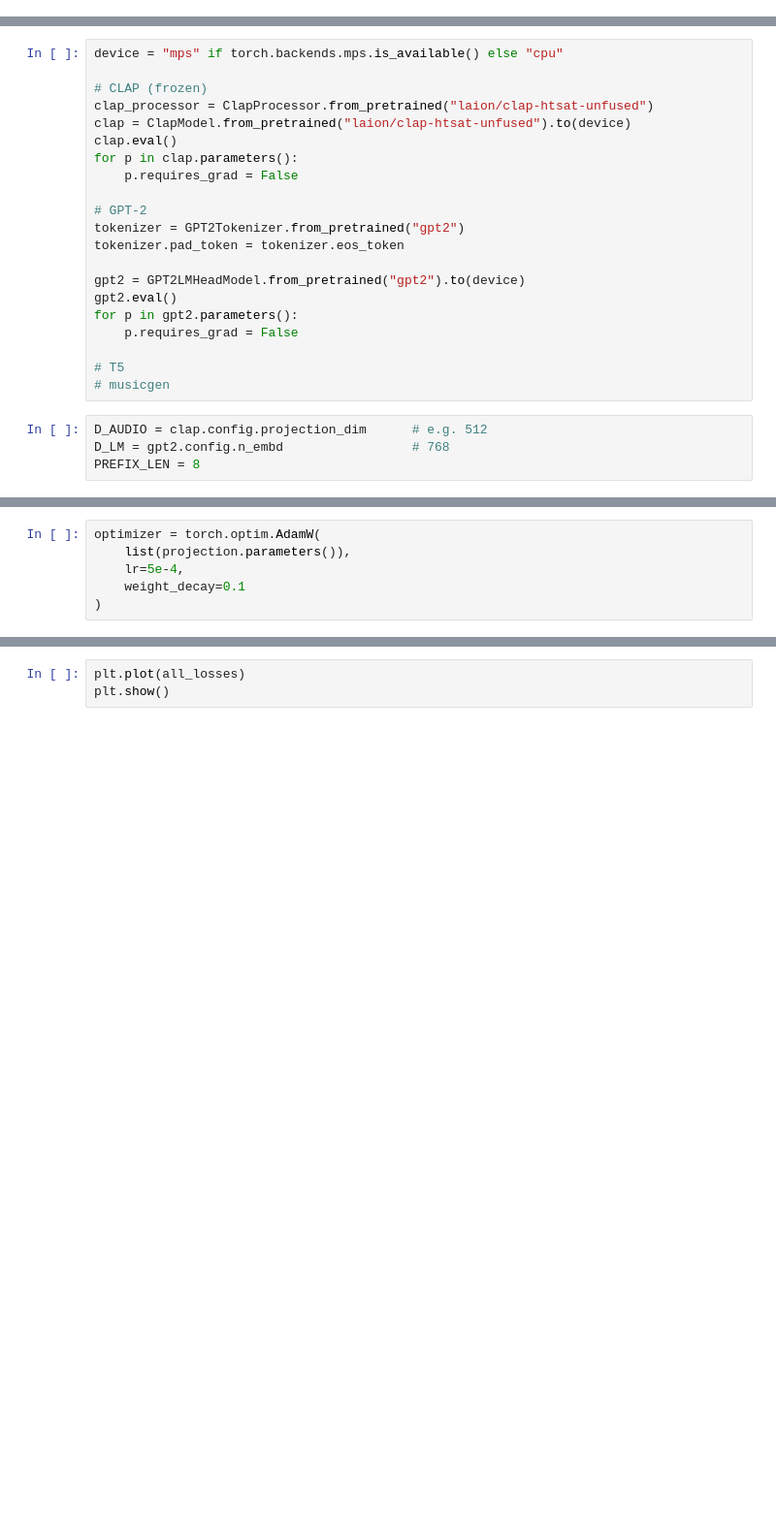
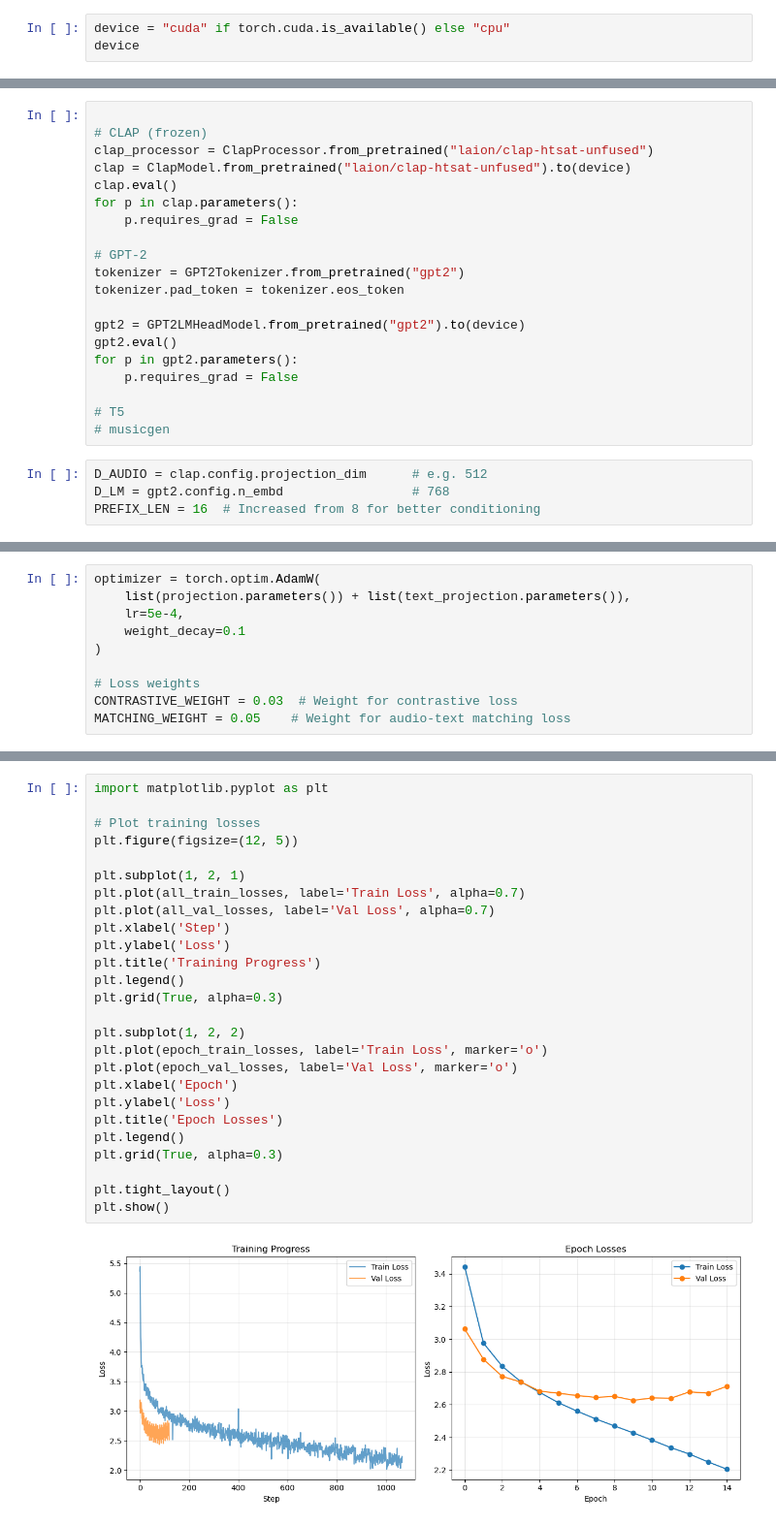
Before and after one commit to raccoon-42/audio-caption, a Jupyter notebook: 04_train/test.ipynb, the cells around one changed output, grey strips where cells are left out. Shown at 97% size. Saved outputs shown, nothing was run; the diff lists cells and outputs as text; blank space fills up the shorter version.

```diff
--- a/04_train/test.ipynb
+++ b/04_train/test.ipynb
@@ -33,0 +35,3 @@ Train: 4301, Val: 478, Test: 531
+# %%
+device = "cuda" if torch.cuda.is_available() else "cpu"
+device
@@ -34,5 +40,4 @@ Train: 4301, Val: 478, Test: 531
 # %%
-device = "mps" if torch.backends.mps.is_available() else "cpu"
 
 # CLAP (frozen)
 clap_processor = ClapProcessor.from_pretrained("laion/clap-htsat-unfused")
@@ -55,7 +60,7 @@ for p in gpt2.parameters():
 # %%
 D_AUDIO = clap.config.projection_dim      # e.g. 512
 D_LM = gpt2.config.n_embd                 # 768
-PREFIX_LEN = 8
+PREFIX_LEN = 16  # Increased from 8 for better conditioning
 # %%
 projection = nn.Sequential(
     nn.Linear(D_AUDIO, D_LM * 2),      # 512 → 1536
@@ -79,9 +92,13 @@ Sequential(
 )
 # %%
 optimizer = torch.optim.AdamW(
-    list(projection.parameters()),
+    list(projection.parameters()) + list(text_projection.parameters()),
     lr=5e-4,
     weight_decay=0.1
 )
+
+# Loss weights
+CONTRASTIVE_WEIGHT = 0.03  # Weight for contrastive loss
+MATCHING_WEIGHT = 0.05    # Weight for audio-text matching loss
 # %%
 def get_audio_embedding(sample):
@@ -229,4 +596,29 @@ Audio(ds[0]["audio"]["array"], rate=ds[0]["audio"]["sampling_rate"])
 # %%
-plt.plot(all_losses)
+import matplotlib.pyplot as plt
+
+# Plot training losses
+plt.figure(figsize=(12, 5))
+
+plt.subplot(1, 2, 1)
+plt.plot(all_train_losses, label='Train Loss', alpha=0.7)
+plt.plot(all_val_losses, label='Val Loss', alpha=0.7)
+plt.xlabel('Step')
+plt.ylabel('Loss')
+plt.title('Training Progress')
+plt.legend()
+plt.grid(True, alpha=0.3)
+
+plt.subplot(1, 2, 2)
+plt.plot(epoch_train_losses, label='Train Loss', marker='o')
+plt.plot(epoch_val_losses, label='Val Loss', marker='o')
+plt.xlabel('Epoch')
+plt.ylabel('Loss')
+plt.title('Epoch Losses')
+plt.legend()
+plt.grid(True, alpha=0.3)
+
+plt.tight_layout()
 plt.show()
+# %% [output]
+[figure, added]
 # %%
```
Also changed, not shown: parts of 16 cells of this notebook, 2 other files.
